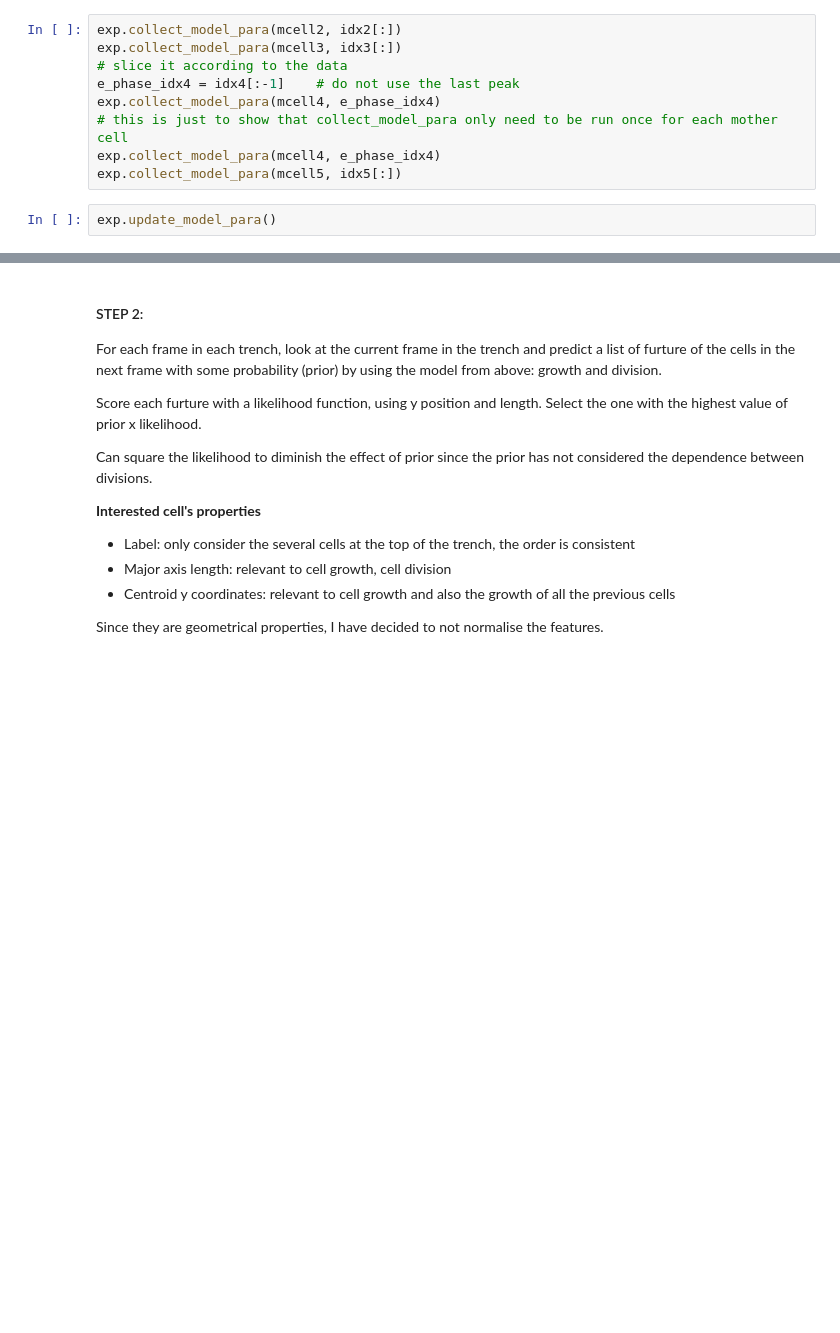
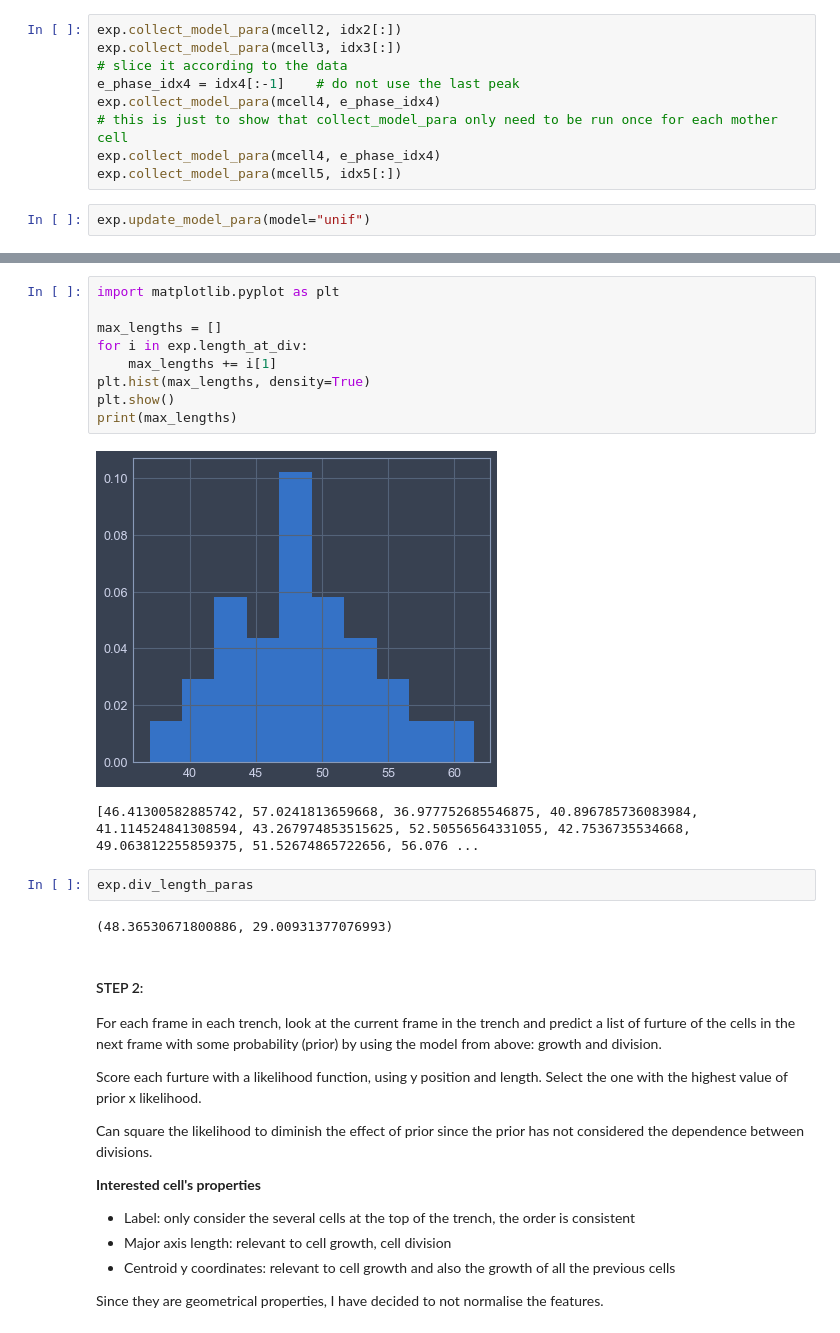
Before and after one commit to erezli/MMLineageTracking, a Jupyter notebook: MM_Cell_Lineage_Tracking.ipynb, the cells around one changed output, grey strips where cells are left out. Drawn from its saved outputs; the diff is of its cells as text; blank space fills up the shorter version.

```diff
--- a/MM_Cell_Lineage_Tracking.ipynb
+++ b/MM_Cell_Lineage_Tracking.ipynb
@@ -130,5 +136,5 @@ exp.collect_model_para(mcell4, e_phase_idx4)
 exp.collect_model_para(mcell4, e_phase_idx4)
 exp.collect_model_para(mcell5, idx5[:])
 # %%
-exp.update_model_para()
+exp.update_model_para(model="unif")
 # %% [output]
@@ -145,3 +160,19 @@ or,
+# %%
+import matplotlib.pyplot as plt
+
+max_lengths = []
+for i in exp.length_at_div:
+    max_lengths += i[1]
+plt.hist(max_lengths, density=True)
+plt.show()
+print(max_lengths)
+# %% [output]
+[figure, added]
+[46.41300582885742, 57.0241813659668, 36.977752685546875, 40.896785736083984, 41.114524841308594, 43.267974853515625, 52.50556564331055, 42.7536735534668, 49.063812255859375, 51.52674865722656, 56.076 ...
+# %%
+exp.div_length_paras
+# %% [output]
+(48.36530671800886, 29.00931377076993)
 # %% [markdown]
 #### STEP 2:
 For each frame in each trench, look at the current frame in the trench and predict a list of furture of the cells in the next frame with some probability (prior) by using the model from above: growth and division.
```
Also changed, not shown: parts of 15 cells of this notebook, 2 other files.
